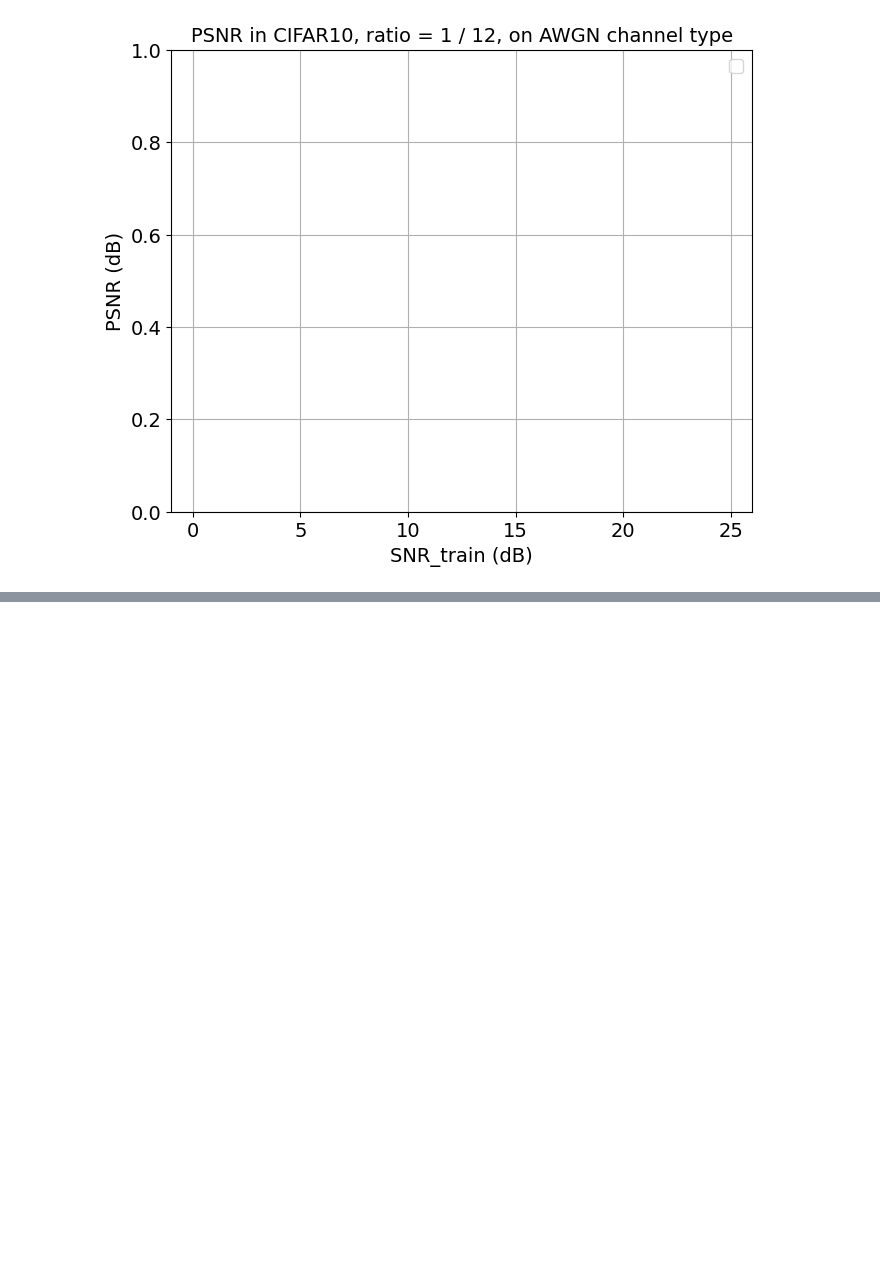
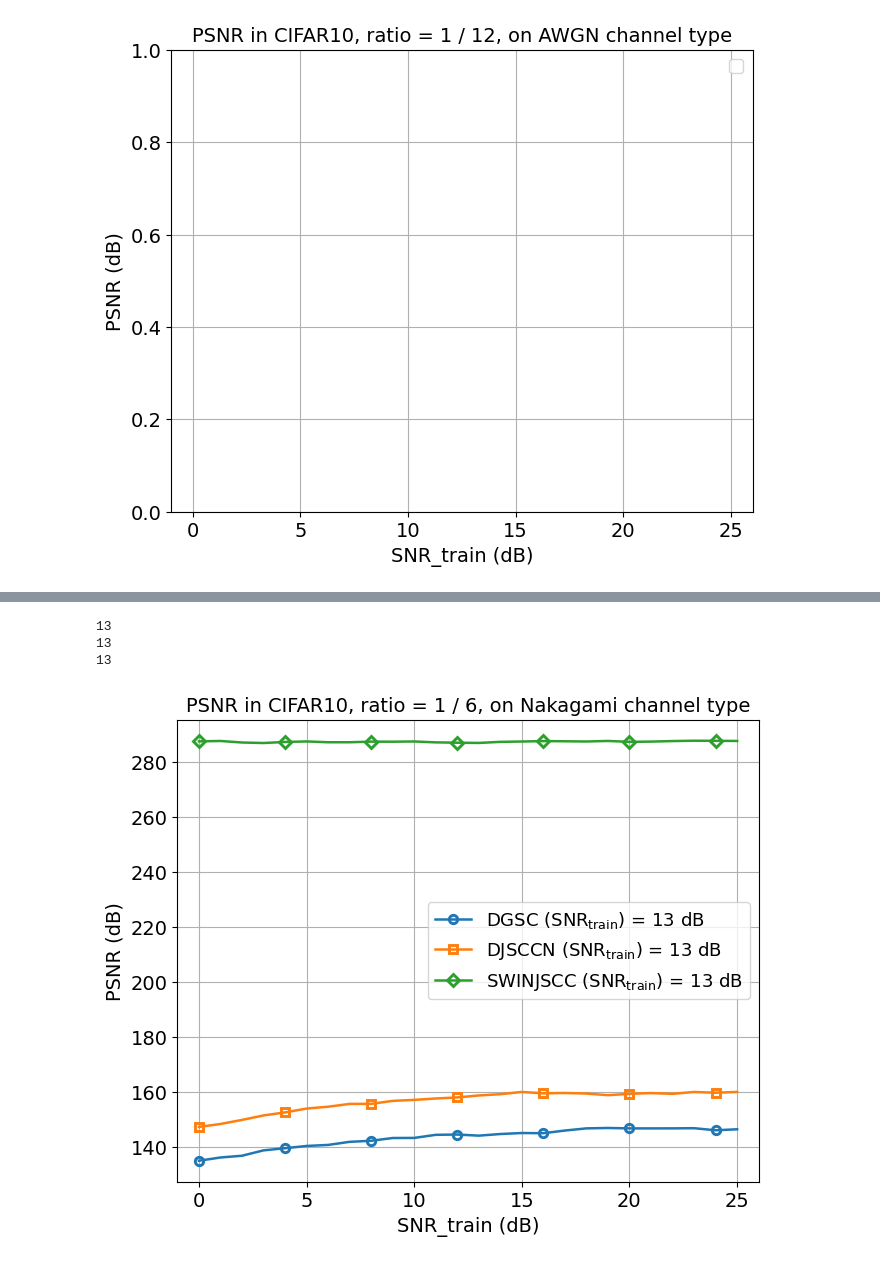
Before and after one commit to skydvn/SemCom-Pytorch, a Jupyter notebook: visualization/plot_visualization.ipynb, the cells around one changed output, grey strips where cells are left out. Cells and saved outputs as stored; diff of their text form; code cells hidden in the pictures; blank space fills up the shorter version.

```diff
--- a/visualization/plot_visualization.ipynb
+++ b/visualization/plot_visualization.ipynb
@@ -102,3 +111,13 @@ plot_snr(dataset_name, ratio, ea, channel)
+# %%
+dataset_name = 'cifar10'
+ratio ='1 / 6'
+channel = 'Nakagami'
+plot_snr(dataset_name, ratio, ea, channel, alpha = 0.3)
+# %% [output]
+13
+13
+13
+[figure, added]
 # %%
 dataset_name = 'cifar10'
 ratio ='1 / 6'
```
Also changed, not shown: parts of 7 cells of this notebook, 11 other files.
